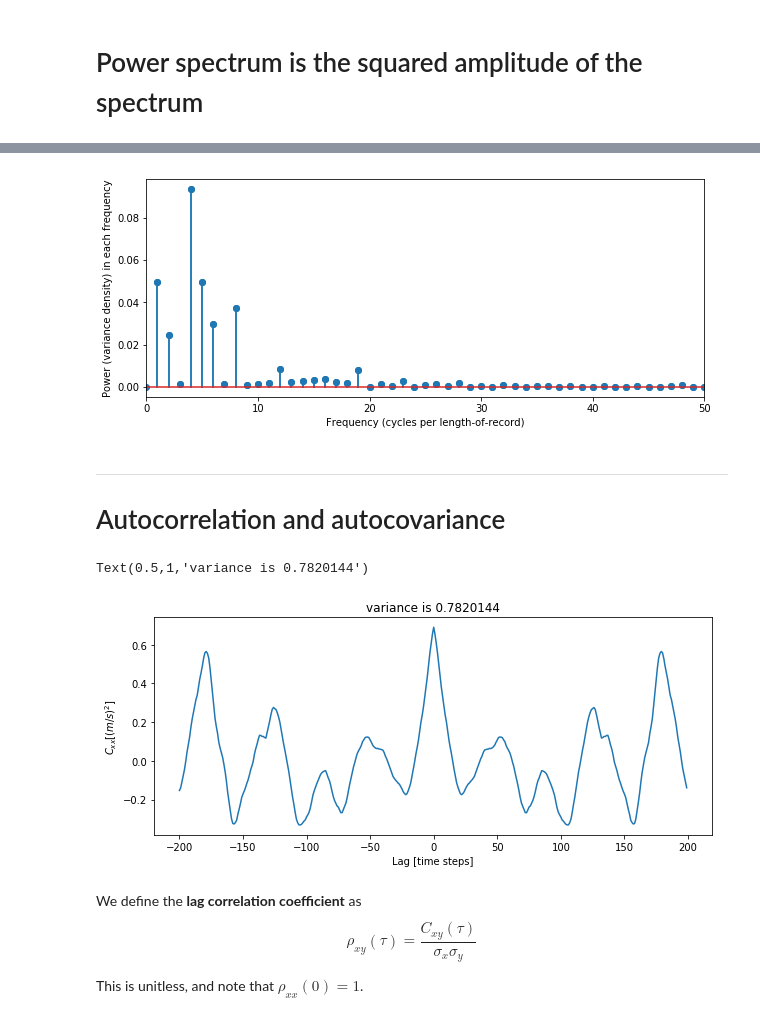
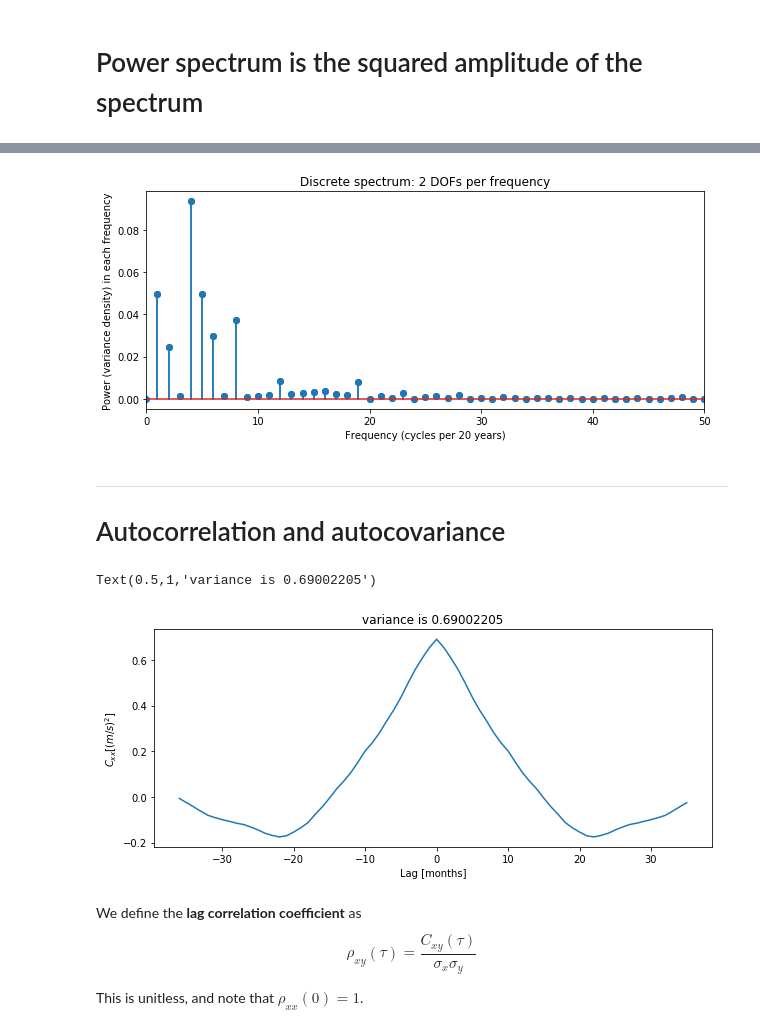
Before and after one commit to amiedobracki/MPO624-2020, a Jupyter notebook: Course_Modules_Topics_Notebooks/series_analyses_and_FFT/ENSO20y_spectra.ipynb, the cells around one changed output, grey strips where cells are left out. Cells and saved outputs as stored; diff of their text form; code cells hidden in the pictures.

```diff
--- a/Course_Modules_Topics_Notebooks/series_analyses_and_FFT/ENSO20y_spectra.ipynb
+++ b/Course_Modules_Topics_Notebooks/series_analyses_and_FFT/ENSO20y_spectra.ipynb
@@ -84,12 +84,13 @@ Let's look at the power spectrum
 # %%
 # Take the simple FFT, after removing the mean
 
-V = CPAC; NT = len(V)
+V = CPACA; NT = len(V)
 Vp = V - V.mean()
 Vspec = np.fft.fft( Vp )
 
 # It is symmetric, with low frequencies at BOTH ENDS, except 0 (the mean)
 fig,ax = plt.subplots(1,1,figsize=(10,4));
 ax.plot(Vspec.real)
+plt.title('real part: the mean, then a symmetric repeat of the spectrum')
 #ax.plot(Vspec.imag)
 # %% [output]
@@ -112,8 +113,9 @@ fig,ax = plt.subplots(1,1,figsize=(10,4));
 
 ax.stem(freqs, Power)
 ax.set_xlim([0,50])
-ax.set_xlabel('Frequency (cycles per length-of-record)')
+ax.set_xlabel('Frequency (cycles per 20 years)')
 ax.set_ylabel('Power (variance density) in each frequency')
+plt.title('Discrete spectrum: 2 DOFs per frequency')
 
 print('Variance is', Vp.var(), '(m/s)^2: matches', sum(Power))
 # %% [output]
@@ -121,4 +123,4 @@ Variance is 0.69002205 (m/s)^2: matches 0.690022051334381
-[figure, old version]
+[figure, new version]
 # %% [markdown]
 ------------
 <a name='autocorrelation'></a>
@@ -138,12 +140,12 @@ for ind,tau in enumerate(lags):
 # %%
 fig,ax = plt.subplots(1,1,figsize=(10,4));
 ax.plot(lags,cxx)
-ax.set_xlabel('Lag [time steps]')
+ax.set_xlabel('Lag [months]')
 ax.set_ylabel('$C_{xx} [(m/s)^2]$')
 ax.set_title('variance is '+str(np.var(Vp)))
 # %% [output]
-Text(0.5,1,'variance is 0.7820144')
+Text(0.5,1,'variance is 0.69002205')
-[figure, old version]
+[figure, new version]
 # %% [markdown]
 We define the **lag correlation coefficient** as
 \begin{equation}
```
Also changed, not shown: parts of 15 cells of this notebook, 4 other files.
